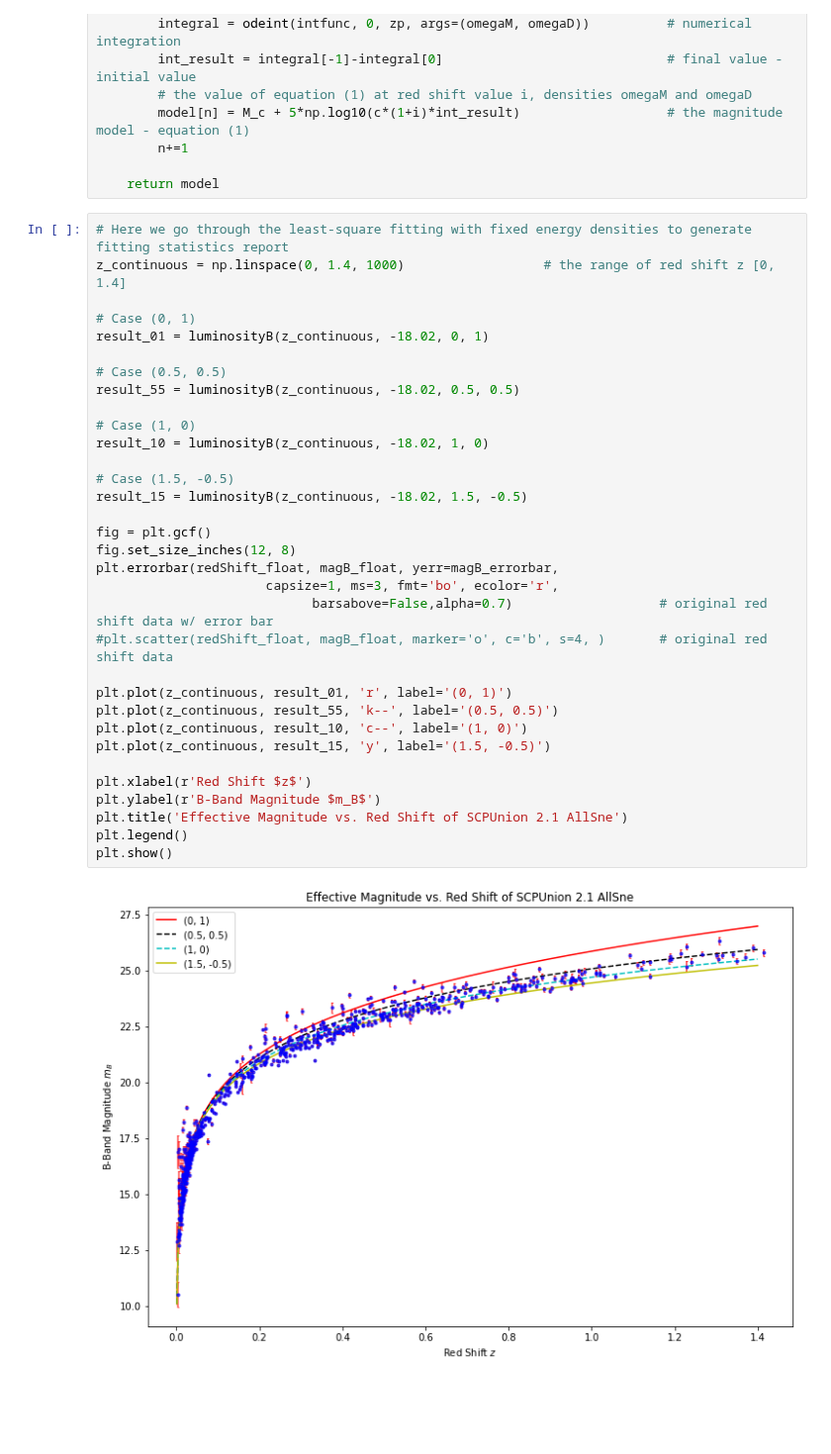
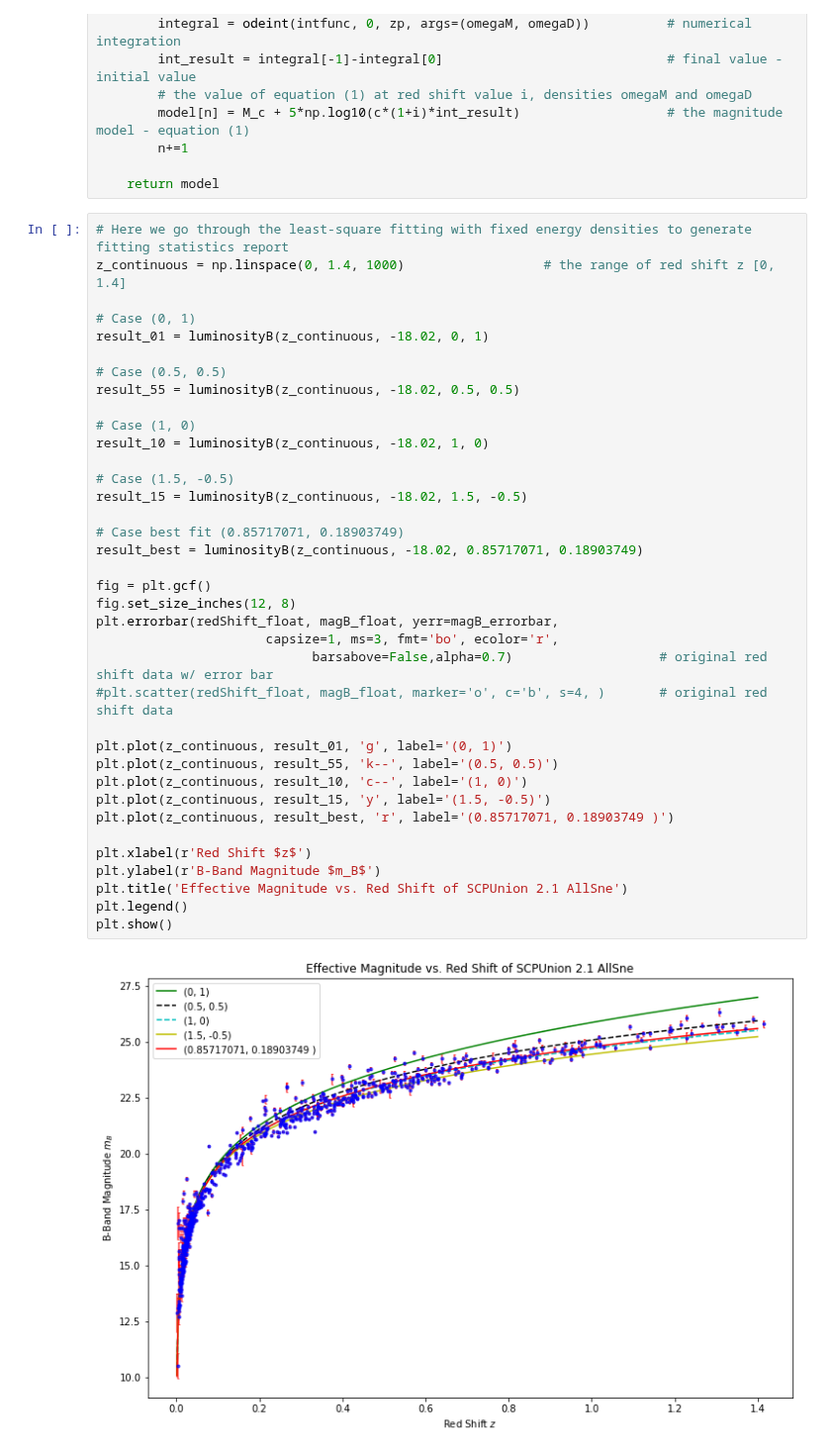
Before and after one commit to xli2522/expanding-universe, a Jupyter notebook: Expanding_Universe.ipynb, the cells around one changed output. Shown at 99% size. Saved outputs shown, nothing was run; the diff lists cells and outputs as text; blank space fills up the shorter version.

Commit message:
add (0.85717071, 0.18903749 ) best fit case

```diff
--- a/Expanding_Universe.ipynb
+++ b/Expanding_Universe.ipynb
@@ -254,32 +254,36 @@ z_continuous = np.linspace(0, 1.4, 1000)                  # the range of red shi
 
 # Case (0, 1)
 result_01 = luminosityB(z_continuous, -18.02, 0, 1)
 
 # Case (0.5, 0.5)
 result_55 = luminosityB(z_continuous, -18.02, 0.5, 0.5)
 
 # Case (1, 0)
 result_10 = luminosityB(z_continuous, -18.02, 1, 0)
 
 # Case (1.5, -0.5)
 result_15 = luminosityB(z_continuous, -18.02, 1.5, -0.5)
 
+# Case best fit (0.85717071, 0.18903749)
+result_best = luminosityB(z_continuous, -18.02, 0.85717071, 0.18903749)
+
 fig = plt.gcf()
 fig.set_size_inches(12, 8)
 plt.errorbar(redShift_float, magB_float, yerr=magB_errorbar,
                       capsize=1, ms=3, fmt='bo', ecolor='r',
                             barsabove=False,alpha=0.7)                   # original red shift data w/ error bar
 #plt.scatter(redShift_float, magB_float, marker='o', c='b', s=4, )       # original red shift data
 
-plt.plot(z_continuous, result_01, 'r', label='(0, 1)')
+plt.plot(z_continuous, result_01, 'g', label='(0, 1)')
 plt.plot(z_continuous, result_55, 'k--', label='(0.5, 0.5)')
 plt.plot(z_continuous, result_10, 'c--', label='(1, 0)')
 plt.plot(z_continuous, result_15, 'y', label='(1.5, -0.5)')
+plt.plot(z_continuous, result_best, 'r', label='(0.85717071, 0.18903749 )')
 
 plt.xlabel(r'Red Shift $z$')
 plt.ylabel(r'B-Band Magnitude $m_B$')
 plt.title('Effective Magnitude vs. Red Shift of SCPUnion 2.1 AllSne')
 plt.legend()
 plt.show()
 # %% [output]
-[figure, old version]
+[figure, new version]
```
